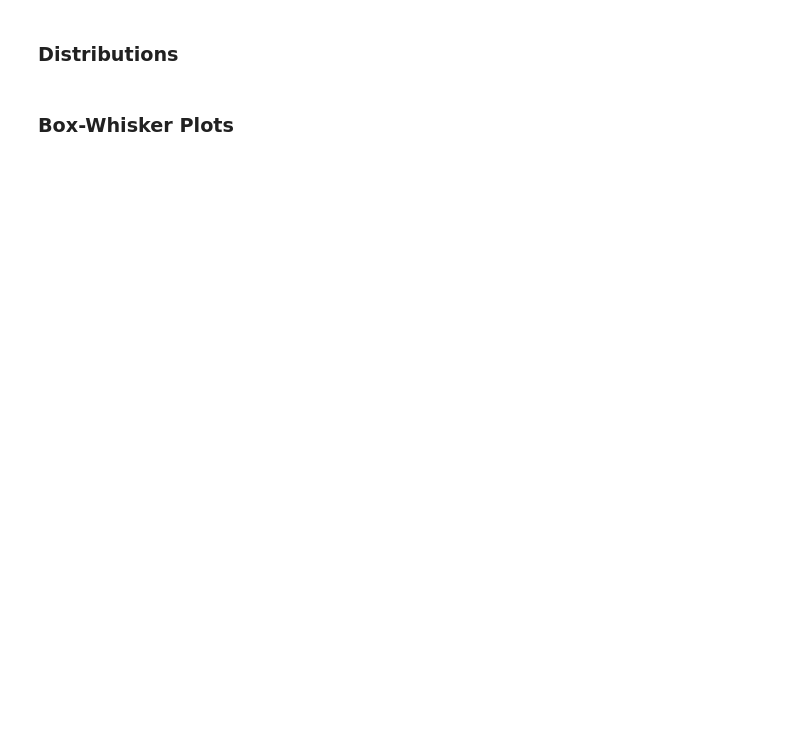
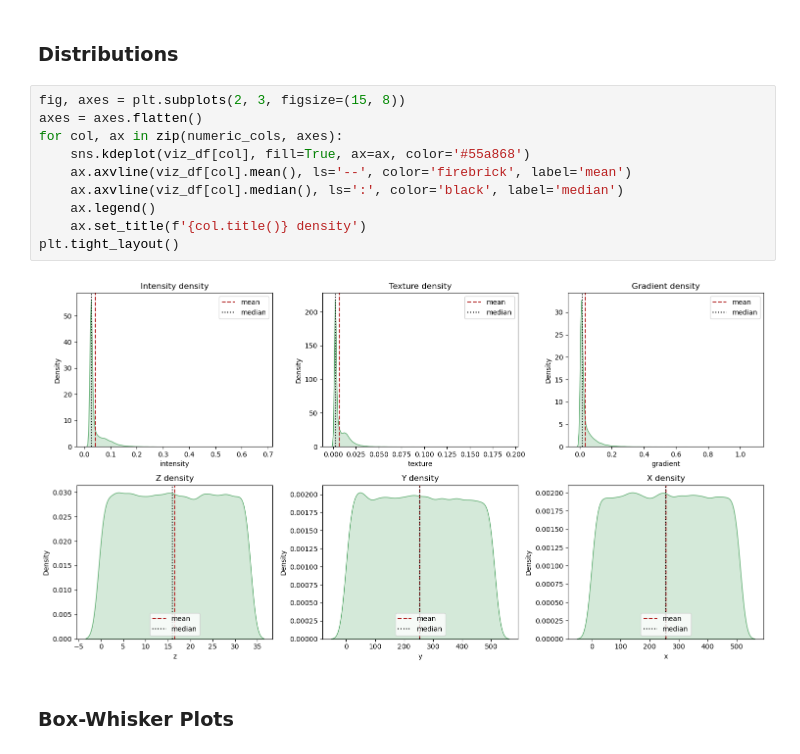
Before and after one commit to arlemoine/CMPS451_Project, a Jupyter notebook: Notebooks/adam.ipynb, the cells around one changed output. Cells and saved outputs as stored; diff of their text form; blank space fills up the shorter version.

```diff
--- a/Notebooks/adam.ipynb
+++ b/Notebooks/adam.ipynb
@@ -20,4 +235,16 @@ Run your entire code and save. Then submit this <b>saved</b> copy.
 # %% [markdown]
 ### Distributions
+# %%
+fig, axes = plt.subplots(2, 3, figsize=(15, 8))
+axes = axes.flatten()
+for col, ax in zip(numeric_cols, axes):
+    sns.kdeplot(viz_df[col], fill=True, ax=ax, color='#55a868')
+    ax.axvline(viz_df[col].mean(), ls='--', color='firebrick', label='mean')
+    ax.axvline(viz_df[col].median(), ls=':', color='black', label='median')
+    ax.legend()
+    ax.set_title(f'{col.title()} density')
+plt.tight_layout()
+# %% [output]
+[figure, added]
 # %% [markdown]
 ### Box-Whisker Plots
```
Also changed, not shown: parts of 10 cells of this notebook, 3 other files.
